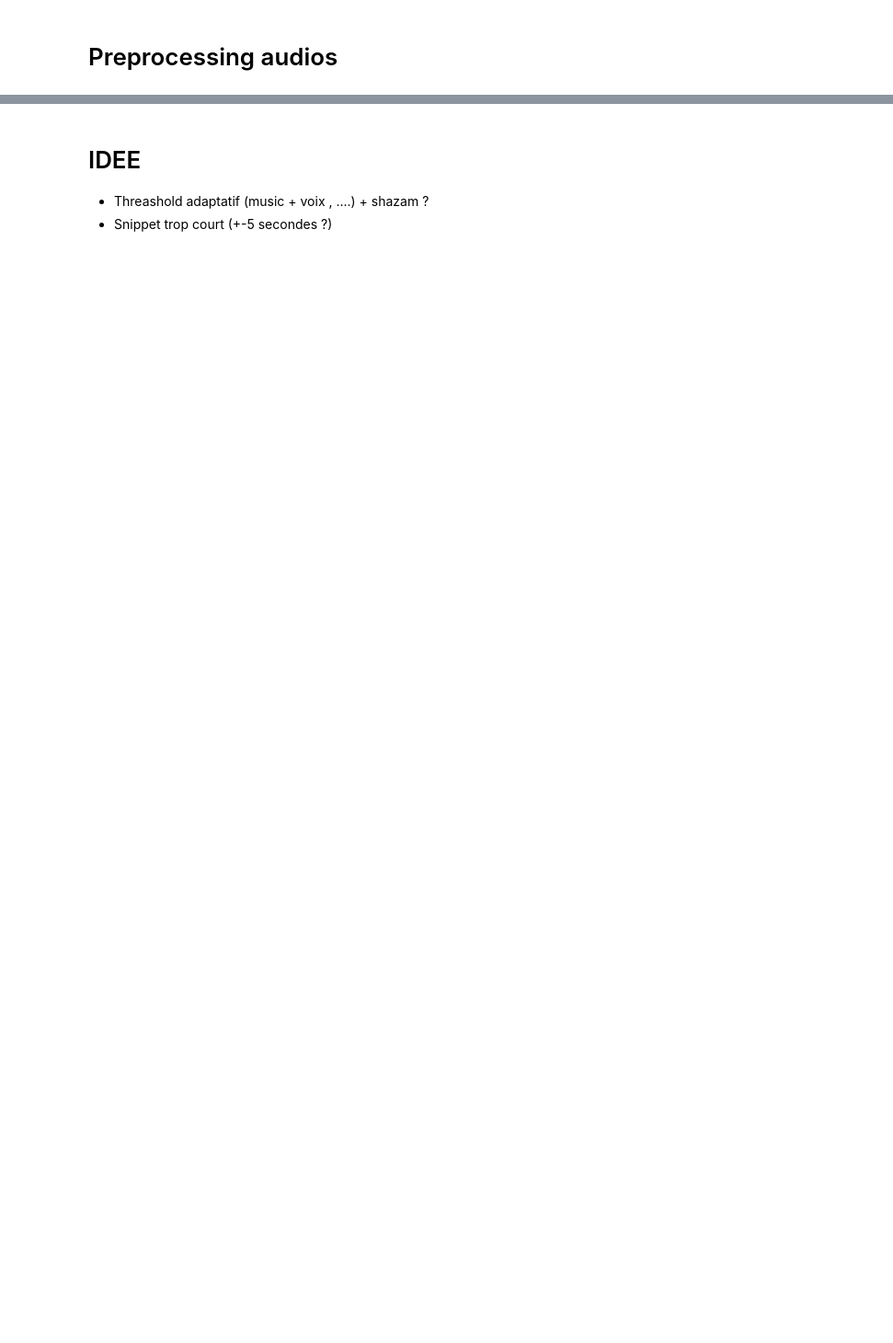
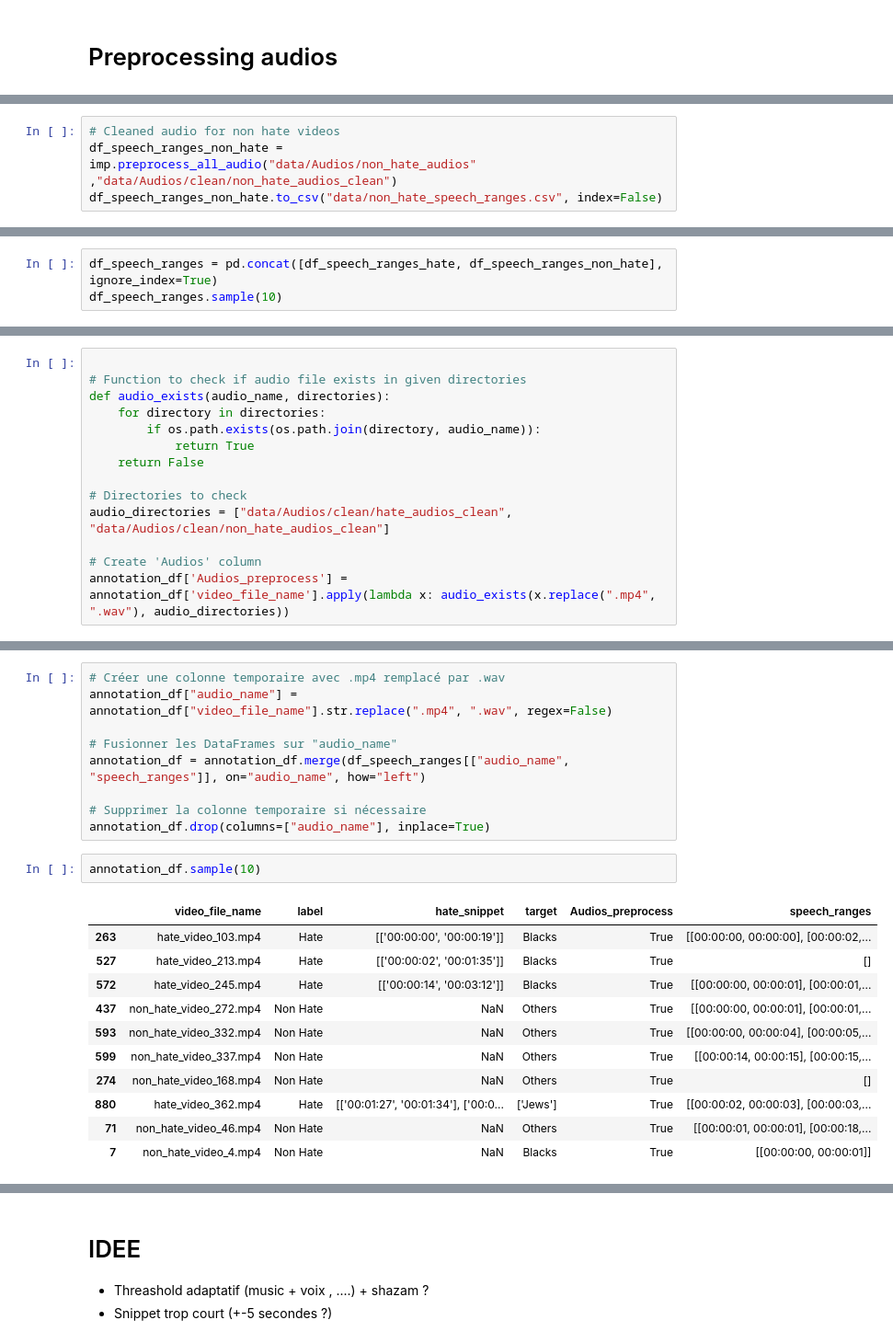
Before and after one commit to loris-fab/Deep_learning, a Jupyter notebook: test.ipynb, the cells around one changed output, grey strips where cells are left out. Shown: that part at 92% size. Saved outputs shown, nothing was run; the diff lists cells and outputs as text; blank space fills up the shorter version.

```diff
--- a/test.ipynb
+++ b/test.ipynb
@@ -290,0 +182,4 @@ Downloading: "https://github.com/snakers4/silero-vad/zipball/master" to /home/ze
+# %%
+# Cleaned audio for non hate videos
+df_speech_ranges_non_hate = imp.preprocess_all_audio("data/Audios/non_hate_audios" ,"data/Audios/clean/non_hate_audios_clean")
+df_speech_ranges_non_hate.to_csv("data/non_hate_speech_ranges.csv", index=False)
@@ -290,0 +204,3 @@ Downloading: "https://github.com/snakers4/silero-vad/zipball/master" to /home/ze
+# %%
+df_speech_ranges = pd.concat([df_speech_ranges_hate, df_speech_ranges_non_hate], ignore_index=True)
+df_speech_ranges.sample(10)
@@ -290,0 +236,14 @@ Downloading: "https://github.com/snakers4/silero-vad/zipball/master" to /home/ze
+# %%
+
+# Function to check if audio file exists in given directories
+def audio_exists(audio_name, directories):
+    for directory in directories:
+        if os.path.exists(os.path.join(directory, audio_name)):
+            return True
+    return False
+
+# Directories to check
+audio_directories = ["data/Audios/clean/hate_audios_clean", "data/Audios/clean/non_hate_audios_clean"]
+
+# Create 'Audios' column
+annotation_df['Audios_preprocess'] = annotation_df['video_file_name'].apply(lambda x: audio_exists(x.replace(".mp4", ".wav"), audio_directories))
@@ -290,0 +271,23 @@ Downloading: "https://github.com/snakers4/silero-vad/zipball/master" to /home/ze
+# %%
+# Créer une colonne temporaire avec .mp4 remplacé par .wav
+annotation_df["audio_name"] = annotation_df["video_file_name"].str.replace(".mp4", ".wav", regex=False)
+
+# Fusionner les DataFrames sur "audio_name"
+annotation_df = annotation_df.merge(df_speech_ranges[["audio_name", "speech_ranges"]], on="audio_name", how="left")
+
+# Supprimer la colonne temporaire si nécessaire
+annotation_df.drop(columns=["audio_name"], inplace=True)
+# %%
+annotation_df.sample(10)
+# %% [output]
+|  | video_file_name | label | hate_snippet | target | Audios_preprocess | speech_ranges |
+| 263 | hate_video_103.mp4 | Hate | [['00:00:00', '00:00:19']] | Blacks | True | [[00:00:00, 00:00:00], [00:00:02,... |
+| 527 | hate_video_213.mp4 | Hate | [['00:00:02', '00:01:35']] | Blacks | True | [] |
+| 572 | hate_video_245.mp4 | Hate | [['00:00:14', '00:03:12']] | Blacks | True | [[00:00:00, 00:00:01], [00:00:01,... |
+| 437 | non_hate_video_272.mp4 | Non Hate | NaN | Others | True | [[00:00:00, 00:00:01], [00:00:01,... |
+| 593 | non_hate_video_332.mp4 | Non Hate | NaN | Others | True | [[00:00:00, 00:00:04], [00:00:05,... |
+| 599 | non_hate_video_337.mp4 | Non Hate | NaN | Others | True | [[00:00:14, 00:00:15], [00:00:15,... |
+| 274 | non_hate_video_168.mp4 | Non Hate | NaN | Others | True | [] |
+| 880 | hate_video_362.mp4 | Hate | [['00:01:27', '00:01:34'], ['00:0... | ['Jews'] | True | [[00:00:02, 00:00:03], [00:00:03,... |
+| 71 | non_hate_video_46.mp4 | Non Hate | NaN | Others | True | [[00:00:01, 00:00:01], [00:00:18,... |
+| 7 | non_hate_video_4.mp4 | Non Hate | NaN | Blacks | True | [[00:00:00, 00:00:01]] |
```
Also changed, not shown: parts of 21 cells of this notebook, 1 other file.
